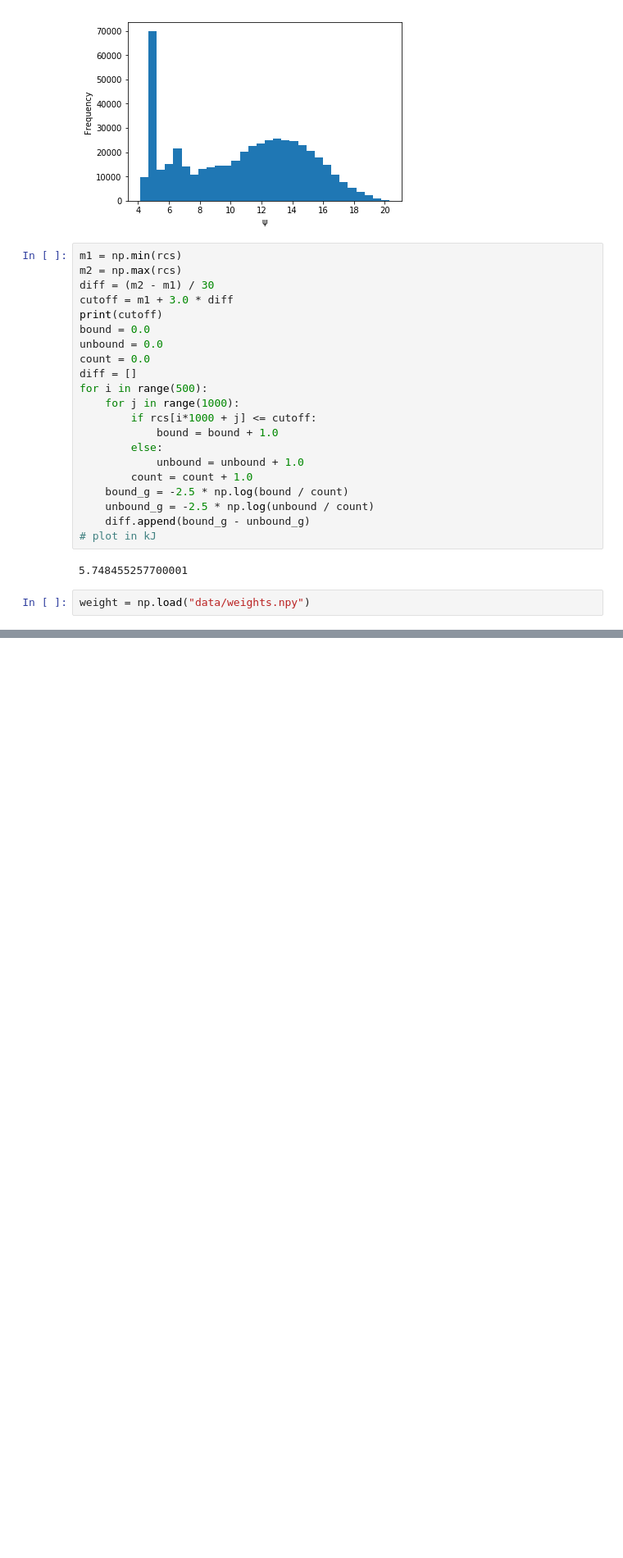
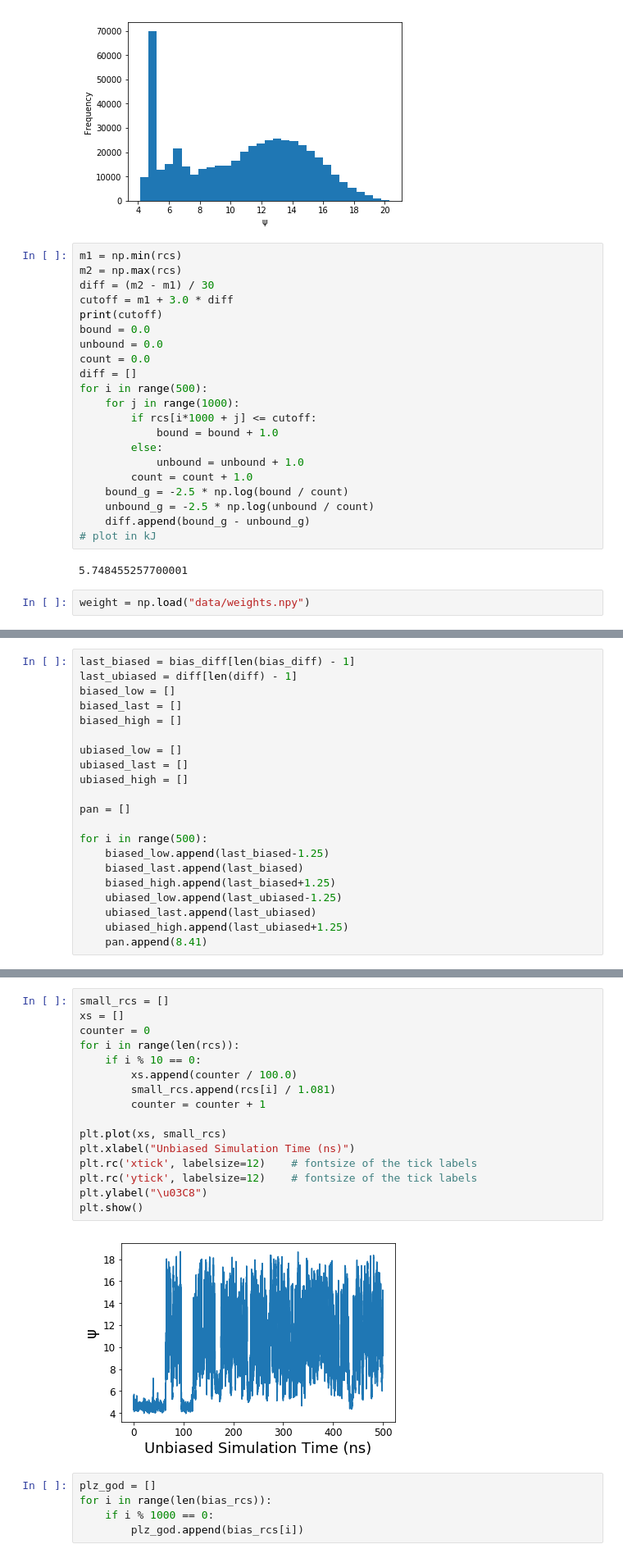
Before and after one commit to tiwarylab/amino, a Jupyter notebook: BUT/gibbs.ipynb, the cells around one changed output, grey strips where cells are left out. Shown at 82% size. Drawn from its saved outputs; the diff is of its cells as text; blank space fills up the shorter version.

```diff
--- a/BUT/gibbs.ipynb
+++ b/BUT/gibbs.ipynb
@@ -103 +103,22 @@ KeyboardInterrupt:
+# %%
+last_biased = bias_diff[len(bias_diff) - 1]
+last_ubiased = diff[len(diff) - 1]
+biased_low = []
+biased_last = []
+biased_high = []
+
+ubiased_low = []
+ubiased_last = []
+ubiased_high = []
+
+pan = []
+
+for i in range(500):
+    biased_low.append(last_biased-1.25)
+    biased_last.append(last_biased)
+    biased_high.append(last_biased+1.25)
+    ubiased_low.append(last_ubiased-1.25)
+    ubiased_last.append(last_ubiased)
+    ubiased_high.append(last_ubiased+1.25)
+    pan.append(8.41)
 # %%
@@ -137,0 +153,23 @@ plt.show()
+# %%
+small_rcs = []
+xs = []
+counter = 0
+for i in range(len(rcs)):
+    if i % 10 == 0:
+        xs.append(counter / 100.0)
+        small_rcs.append(rcs[i] / 1.081)
+        counter = counter + 1
+
+plt.plot(xs, small_rcs)
+plt.xlabel("Unbiased Simulation Time (ns)")
+plt.rc('xtick', labelsize=12)    # fontsize of the tick labels
+plt.rc('ytick', labelsize=12)    # fontsize of the tick labels
+plt.ylabel("\u03C8")
+plt.show()
+# %% [output]
+[figure, added]
+# %%
+plz_god = []
+for i in range(len(bias_rcs)):
+    if i % 1000 == 0:
+        plz_god.append(bias_rcs[i])
```
Also changed, not shown: parts of 3 cells of this notebook, 4 other files.
